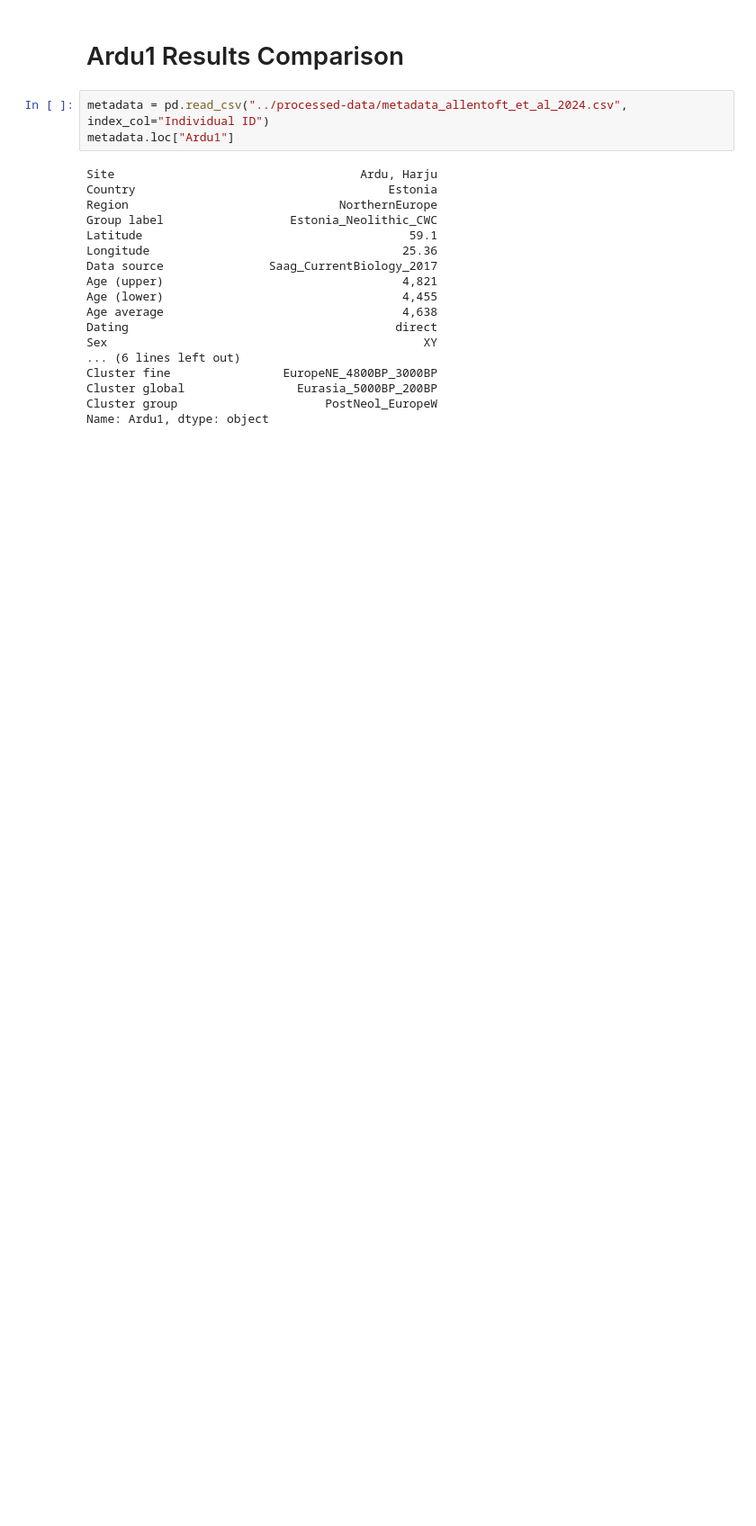
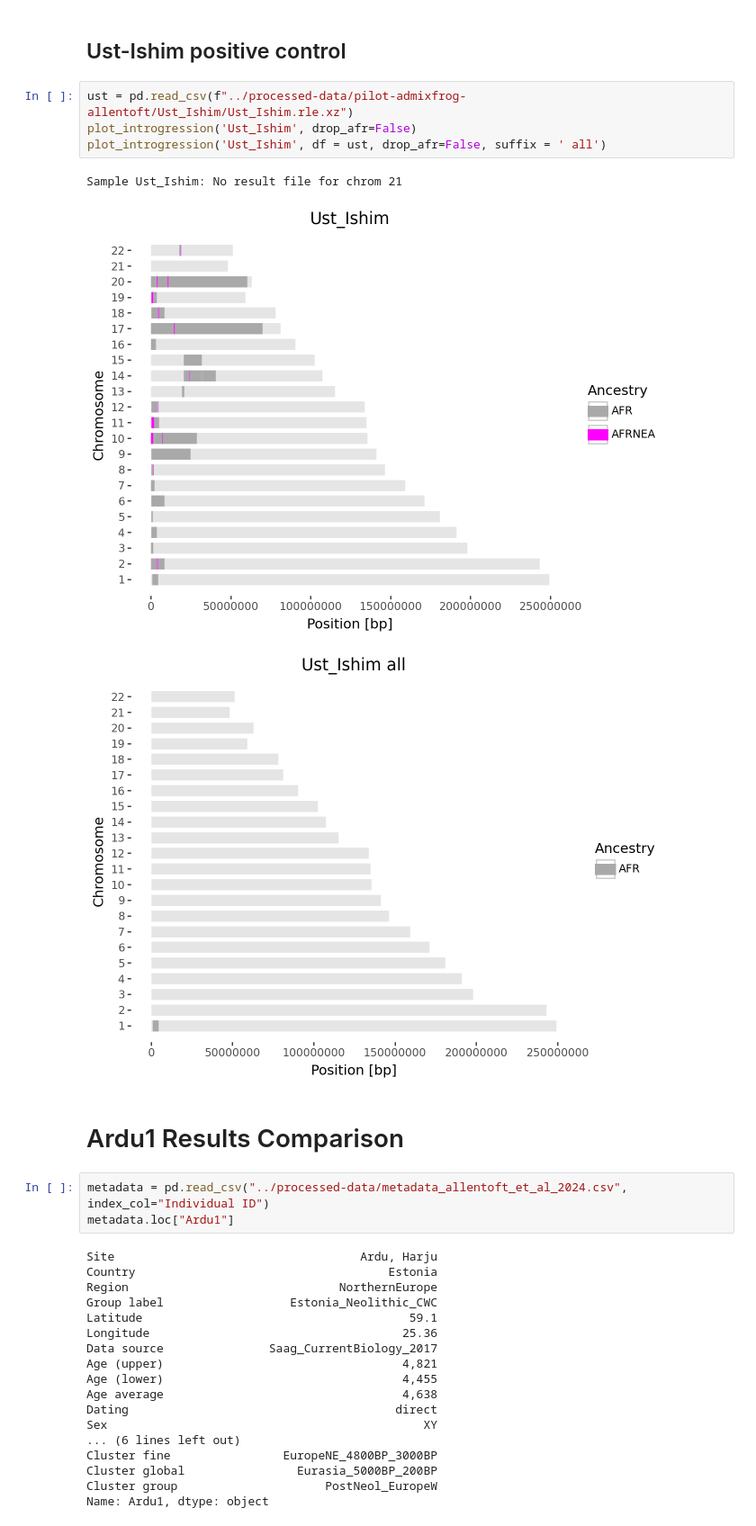
Before and after one commit to jedsurf/moorjani-rotation, a Jupyter notebook: notebooks/240930_admixfrog_pilot.ipynb, the cells around one changed output. Shown at 90% size. Drawn from its saved outputs; the diff is of its cells as text; blank space fills up the shorter version.

```diff
--- a/notebooks/240930_admixfrog_pilot.ipynb
+++ b/notebooks/240930_admixfrog_pilot.ipynb
@@ -144,3 +189,13 @@ plot_introgression("Ardu2")
+# %% [markdown]
+## Ust-Ishim positive control
+# %%
+ust = pd.read_csv(f"../processed-data/pilot-admixfrog-allentoft/Ust_Ishim/Ust_Ishim.rle.xz")
+plot_introgression('Ust_Ishim', drop_afr=False)
+plot_introgression('Ust_Ishim', df = ust, drop_afr=False, suffix = ' all')
+# %% [output]
+Sample Ust_Ishim: No result file for chrom 21
+[figure, added]
+[figure, added]
 # %% [markdown]
 # Ardu1 Results Comparison
 # %%
```
Also changed, not shown: parts of 9 cells of this notebook.
